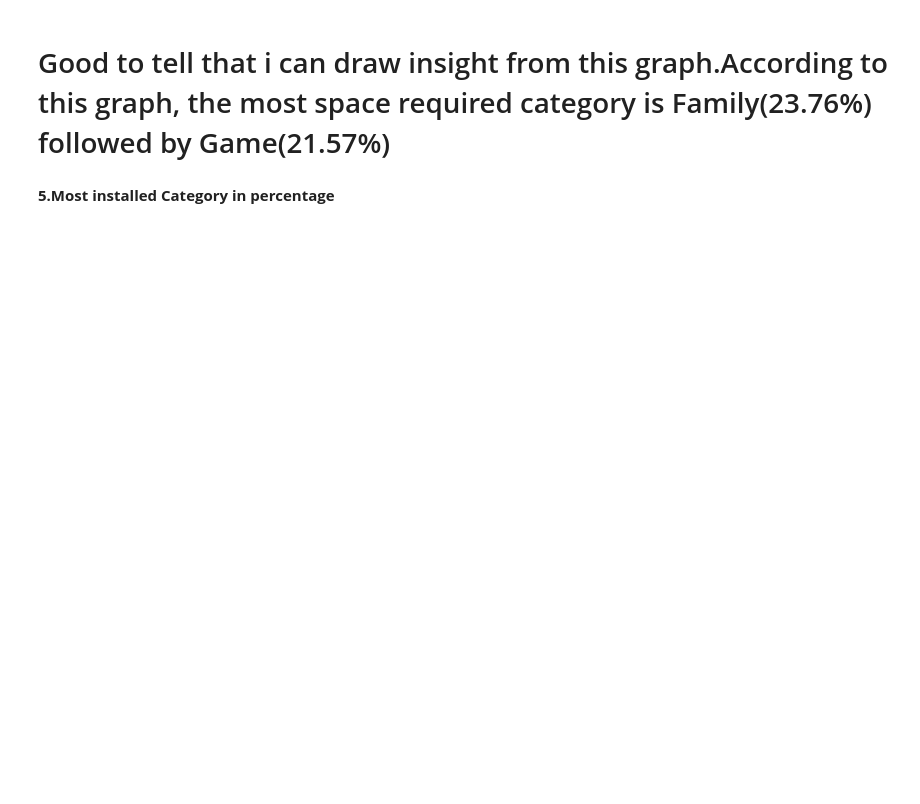
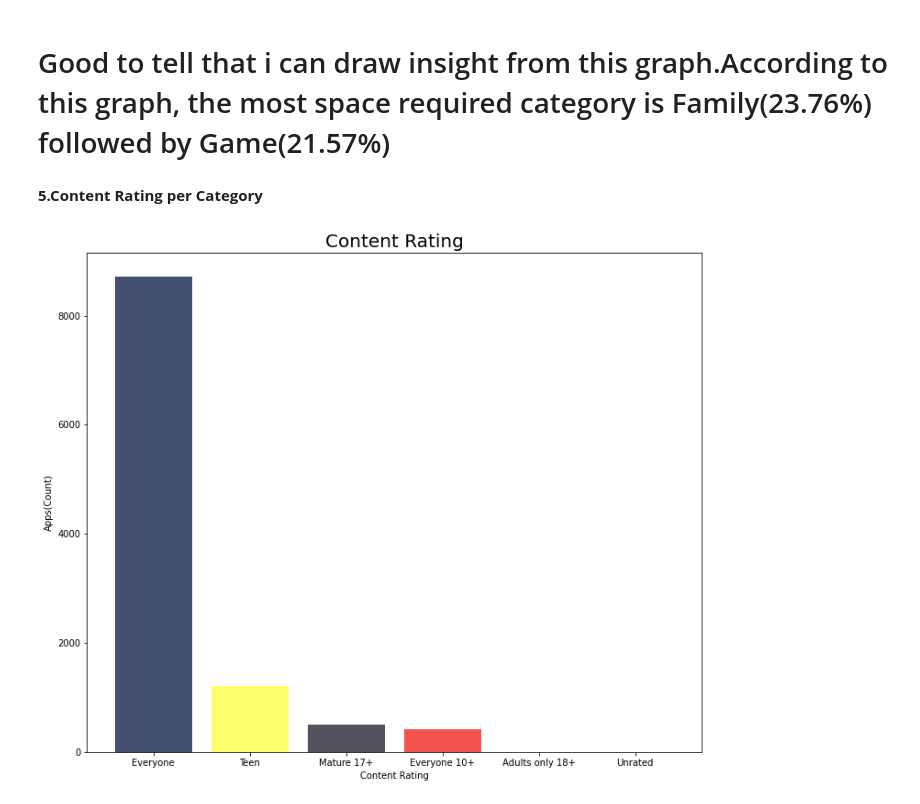
Before and after one commit to Shailendra114/Play-Store-App-Review-Analysis, a Jupyter notebook: Play_Store_App_Review_Analysis_Capstone_Project.ipynb, the cells around one changed output. Cells and saved outputs as stored; diff of their text form; code cells hidden in the pictures; blank space fills up the shorter version.

```diff
--- a/Play_Store_App_Review_Analysis_Capstone_Project.ipynb
+++ b/Play_Store_App_Review_Analysis_Capstone_Project.ipynb
@@ -441,4 +441,24 @@ px.bar(data_frame=Most_space_required_Category,x=Most_space_required_Category.Ca
 # %% [markdown]
 # Good to tell that i can draw insight from this graph.According to this graph, the most space required category is Family(23.76%) followed by Game(21.57%)
 # %% [markdown]
-**5.Most installed Category in percentage**
+**5.Content Rating per Category**
+# %%
+#lets try to calculate conent rating per category
+x2 = df['Content Rating'].value_counts().index
+y2 =df['Content Rating'].value_counts()
+
+x2sis = []
+y2sis = []
+for i in range(len(x2)):
+    x2sis.append(x2[i])
+    y2sis.append(y2[i])
+# %%
+#lets plot graph fir content rating per category
+plt.figure(figsize=(12,10))
+plt.bar(x2sis,y2sis,width=0.8,color=['#15244C','#FFFF48','#292734','#EF2920','#CD202D','#ECC5F2'], alpha=0.8)
+plt.title('Content Rating',size = 20)
+plt.ylabel('Apps(Count)')
+plt.xlabel('Content Rating')
+plt.show()
+# %% [output]
+[figure, added]
```
Also changed, not shown: parts of 5 cells of this notebook.
